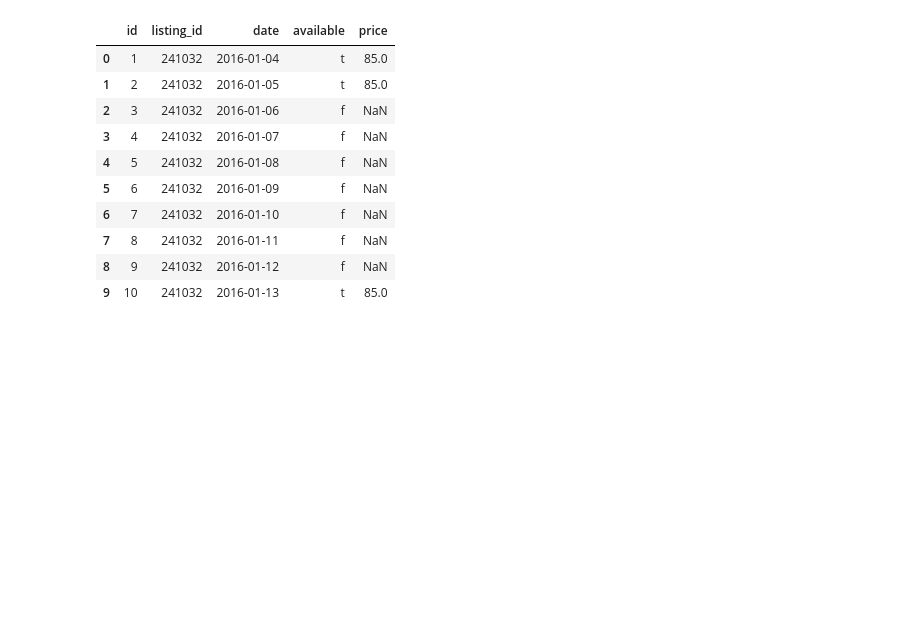
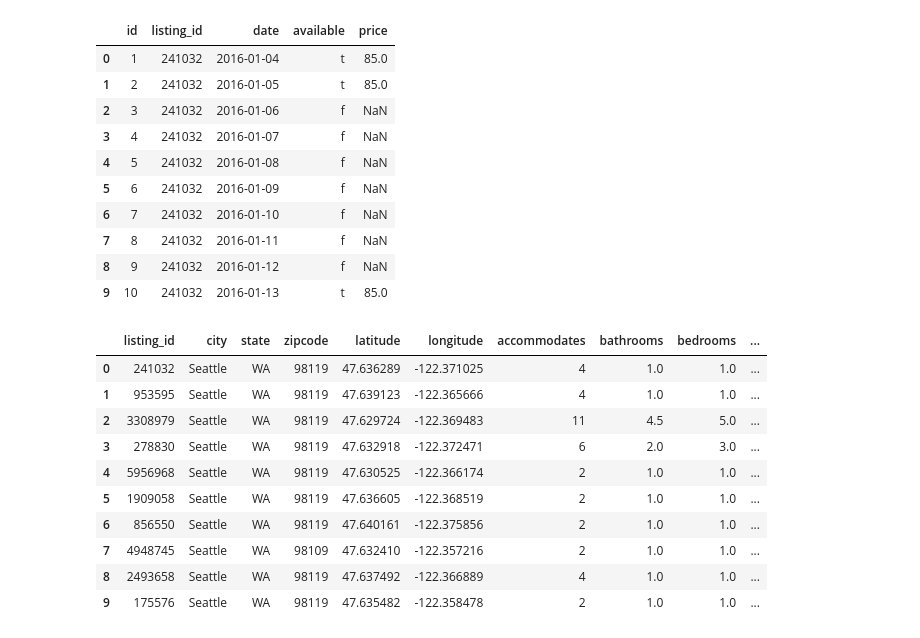
Before and after one commit to emilyporter920/seattle_airbnb, a Jupyter notebook: SQL_to_Python.ipynb, the cells around one changed output. Drawn from its saved outputs; the diff is of its cells as text; code cells hidden in the pictures; blank space fills up the shorter version.

Commit message:
updated create tables statment and updated sql to pandas code

```diff
--- a/SQL_to_Python.ipynb
+++ b/SQL_to_Python.ipynb
@@ -100,3 +100,26 @@ calendar_df.head(10)
 | 7 | 8 | 241032 | 2016-01-11 | f | NaN |
 | 8 | 9 | 241032 | 2016-01-12 | f | NaN |
 | 9 | 10 | 241032 | 2016-01-13 | t | 85.0 |
+# %%
+# Querying everything from the listings table and converted to dataframe
+sql_query_listings_clean = pd.read_sql_query ('''
+                               SELECT
+                               *
+                               FROM listings_clean
+                               ''', engine)
+
+
+listings_clean_df = pd.DataFrame(sql_query_listings_clean, columns = sql_query_listings_clean.keys())
+listings_clean_df.head(10)
+# %% [output]
+|  | listing_id | city | state | zipcode | latitude | longitude | accommodates | bathrooms | bedrooms | ... |
+| 0 | 241032 | Seattle | WA | 98119 | 47.636289 | -122.371025 | 4 | 1.0 | 1.0 | ... |
+| 1 | 953595 | Seattle | WA | 98119 | 47.639123 | -122.365666 | 4 | 1.0 | 1.0 | ... |
+| 2 | 3308979 | Seattle | WA | 98119 | 47.629724 | -122.369483 | 11 | 4.5 | 5.0 | ... |
+| 3 | 278830 | Seattle | WA | 98119 | 47.632918 | -122.372471 | 6 | 2.0 | 3.0 | ... |
+| 4 | 5956968 | Seattle | WA | 98119 | 47.630525 | -122.366174 | 2 | 1.0 | 1.0 | ... |
+| 5 | 1909058 | Seattle | WA | 98119 | 47.636605 | -122.368519 | 2 | 1.0 | 1.0 | ... |
+| 6 | 856550 | Seattle | WA | 98119 | 47.640161 | -122.375856 | 2 | 1.0 | 1.0 | ... |
+| 7 | 4948745 | Seattle | WA | 98109 | 47.632410 | -122.357216 | 2 | 1.0 | 1.0 | ... |
+| 8 | 2493658 | Seattle | WA | 98119 | 47.637492 | -122.366889 | 4 | 1.0 | 1.0 | ... |
+| 9 | 175576 | Seattle | WA | 98119 | 47.635482 | -122.358478 | 2 | 1.0 | 1.0 | ... |
```
Also changed, not shown: parts of 3 cells of this notebook, 1 other file.
